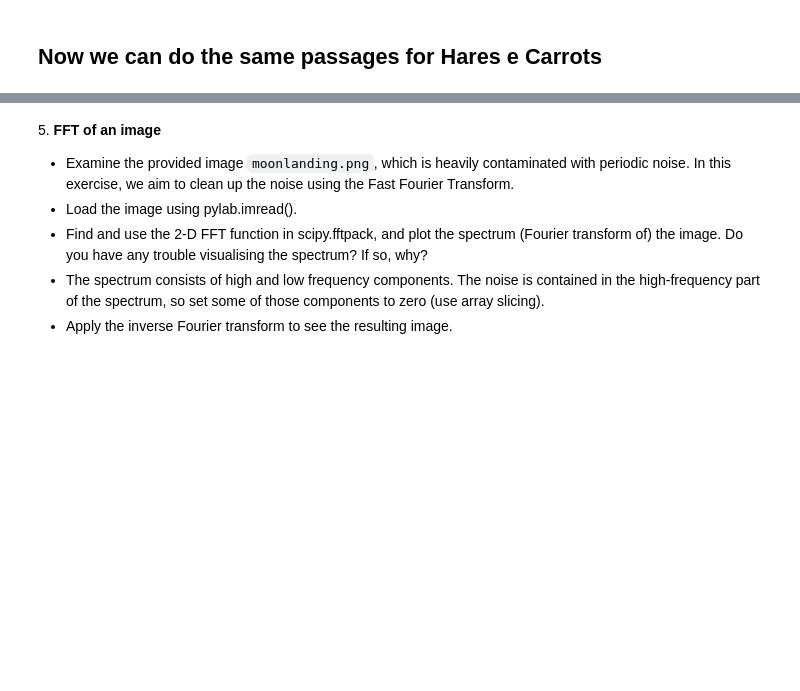
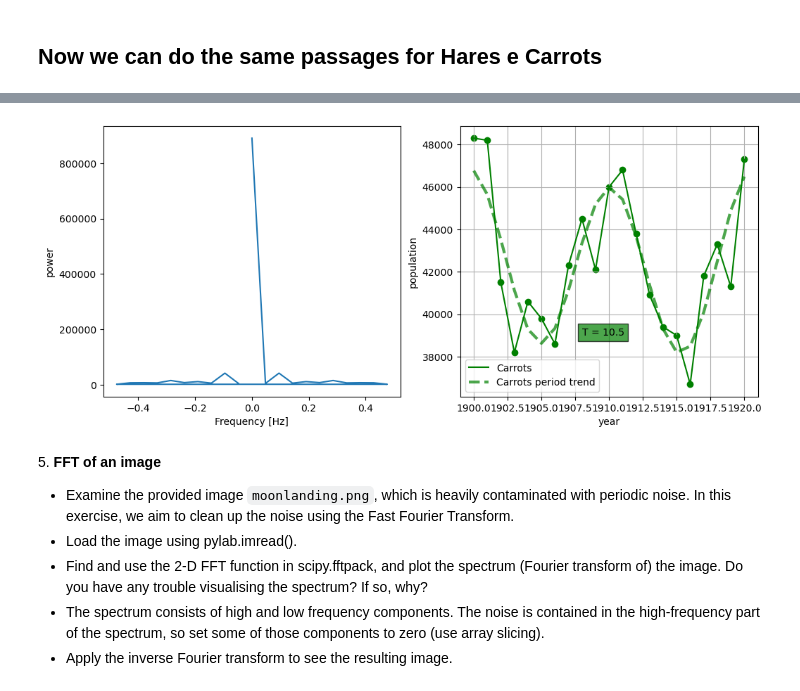
Before and after one commit to vepe99/LaboratoryOfComputationalPhysics_Y5, a Jupyter notebook: 09ex_Algorithms.ipynb, the cells around one changed output, grey strips where cells are left out. Saved outputs shown, nothing was run; the diff lists cells and outputs as text; code cells hidden in the pictures; blank space fills up the shorter version.

```diff
--- a/09ex_Algorithms.ipynb
+++ b/09ex_Algorithms.ipynb
@@ -288,3 +309,34 @@ Text(0, 0.5, 'plower')
+# %%
+#Carots
+c = carrots
+c_fft = fftpack.fft(c)
+power = np.abs(c_fft)
+sample_freq_c = fftpack.fftfreq(c.size, d=1)
+
+pos_mask = np.where(sample_freq_c > 0)
+freq_c = sample_freq_c[pos_mask]
+peak_freq_c = freq_c[power[pos_mask].argmax()]
+
+high_freq_fft = c_fft.copy()
+high_freq_fft[np.abs(sample_freq_c)>peak_freq_c]=0
+filtered_c = fftpack.ifft(high_freq_fft)
+
+
+fig, (ax1,ax2) = plt.subplots(1,2, figsize=(12,5))
+ax1.plot(sample_freq_c, power)
+ax1.set_xlabel('Frequency [Hz]')
+ax1.set_ylabel('power')
+
+ax2.scatter(year, c, c='g')
+ax2.plot(year, c, 'g', label='Carrots')
+ax2.plot(year, filtered_c, '--g', linewidth=3, label='Carrots period trend', alpha=0.7)
+ax2.text(1908.0, 39000, f'T = {1/peak_freq_c}', bbox=dict(facecolor='g', alpha=0.7))
+ax2.set_xlabel('year')
+ax2.set_ylabel('population')
+ax2.legend()
+ax2.grid()
+# %% [output]
+[figure, added]
 # %% [markdown]
 5\. **FFT of an image**
 
```
Also changed, not shown: parts of 5 cells of this notebook.
